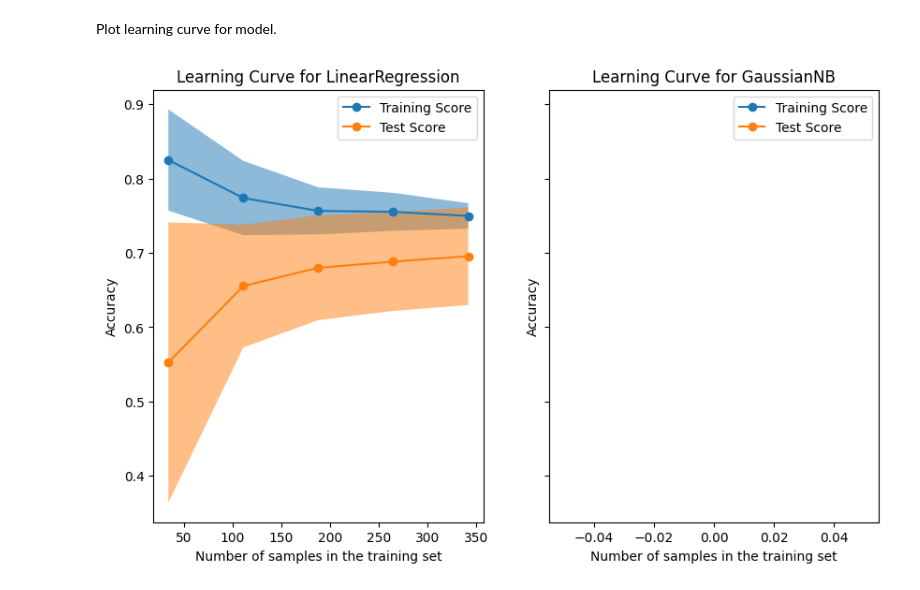
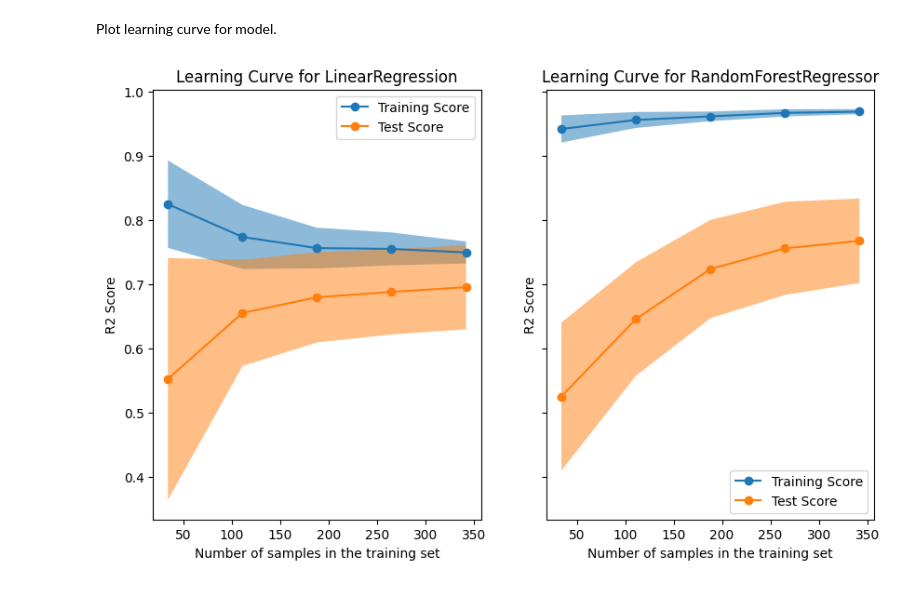
Before and after one commit to MrKintu/n6qnh4u08ZQPhYc, a Jupyter notebook: Assignment1.ipynb, the cells around one changed output. Saved outputs shown, nothing was run; the diff lists cells and outputs as text; code cells hidden in the pictures.

```diff
--- a/Assignment1.ipynb
+++ b/Assignment1.ipynb
@@ -212,26 +211,29 @@ Test mean_absolute_error :  0.34048974042510033
 # %% [markdown]
 Plot learning curve for model.
 # %%
-# Calculate Mean and Standard deviaiton of data
-naive_bayes = GaussianNB()
+# Create the regression model
+regressor = RandomForestRegressor(n_estimators=100, random_state=42)
 fig, ax = plt.subplots(nrows=1, ncols=2, figsize=(10, 6), sharey=True)
 
 common_params = {
     "X": xn_array,
     "y": y_array,
     "train_sizes": np.linspace(0.1, 1.0, 5),
     "cv": ShuffleSplit(n_splits=50, test_size=0.2, random_state=0),
     "score_type": "both",
     "n_jobs": 4,
     "line_kw": {"marker": "o"},
     "std_display_style": "fill_between",
-    "score_name": "Accuracy",
+    "score_name": "R2 Score",
 }
 
-for ax_idx, estimator in enumerate([model, naive_bayes]):
+# Create a list of estimators to compare
+estimators = [model, regressor]
+
+for ax_idx, estimator in enumerate(estimators):
     LearningCurveDisplay.from_estimator(estimator, **common_params, ax=ax[ax_idx])
     handles, label = ax[ax_idx].get_legend_handles_labels()
     ax[ax_idx].legend(handles[:2], ["Training Score", "Test Score"])
     ax[ax_idx].set_title(f"Learning Curve for {estimator.__class__.__name__}")
 # %% [output]
-[figure, old version]
+[figure, new version]
```
Also changed, not shown: parts of 2 cells of this notebook, 3 other files.
